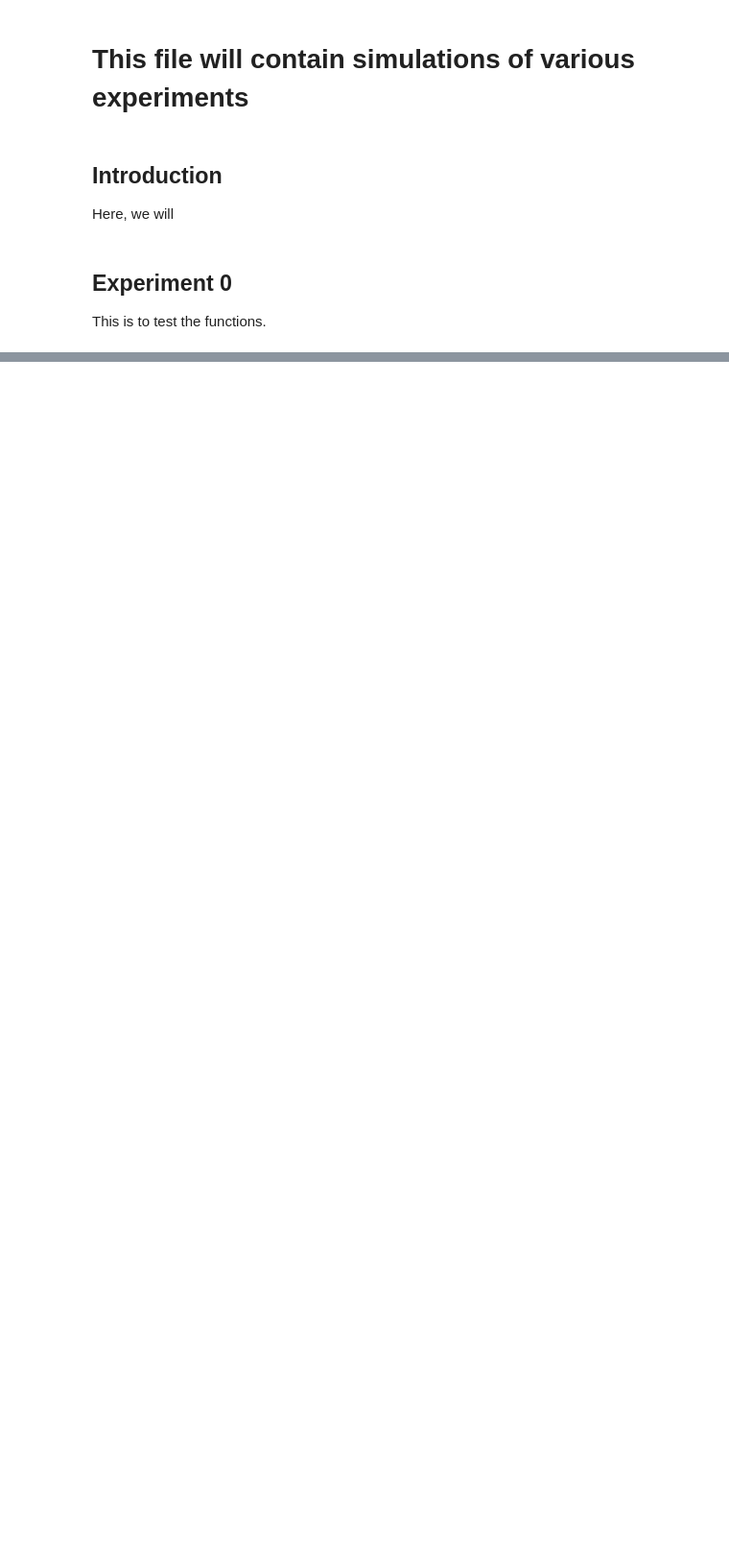
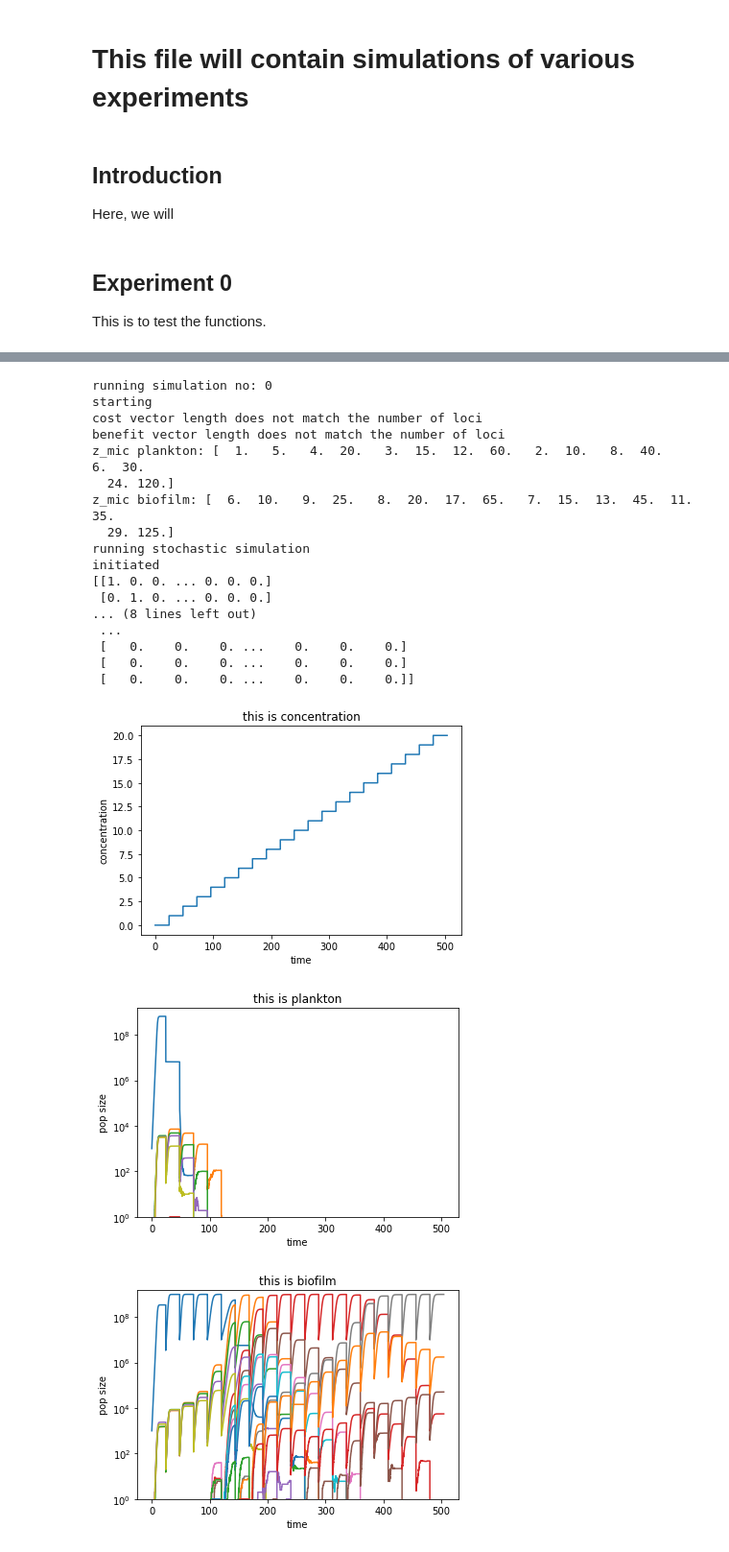
Before and after one commit to Trubenova/BiofilmRecalcitrance, a Jupyter notebook: Biofilm_experiments.ipynb, the cells around one changed output, grey strips where cells are left out. Shown at 96% size. Cells and saved outputs as stored; diff of their text form; code cells hidden in the pictures; blank space fills up the shorter version.

```diff
--- a/Biofilm_experiments.ipynb
+++ b/Biofilm_experiments.ipynb
@@ -100,0 +208,30 @@ Here I will run an experiment for combination of factors showing that evolution
+# %%
+imp.reload(bio)
+
+name='test'
+for i in range (1):
+    print ('running simulation no:',i)
+    [plankton_p, biofilm_p, time_r, conc_r]=passage_experiment(name=name+str(i), concentration_gradient=[0,1,2,3,4,5,6,7,8,9,10,11,12,13,14,15,16,17,18,19,20])
+    np.savetxt(name+'_time.txt', time_r)
+    np.savetxt(name+'_conc.txt', conc_r)
+# %% [output]
+running simulation no: 0
+starting
+cost vector length does not match the number of loci
+benefit vector length does not match the number of loci
+z_mic plankton: [  1.   5.   4.  20.   3.  15.  12.  60.   2.  10.   8.  40.   6.  30.
+  24. 120.]
+z_mic biofilm: [  6.  10.   9.  25.   8.  20.  17.  65.   7.  15.  13.  45.  11.  35.
+  29. 125.]
+running stochastic simulation
+initiated
+[[1. 0. 0. ... 0. 0. 0.]
+ [0. 1. 0. ... 0. 0. 0.]
+... (8 lines left out)
+ ...
+ [   0.    0.    0. ...    0.    0.    0.]
+ [   0.    0.    0. ...    0.    0.    0.]
+ [   0.    0.    0. ...    0.    0.    0.]]
+[figure, added]
+[figure, added]
+[figure, added]
```
Also changed, not shown: parts of 10 cells of this notebook.
